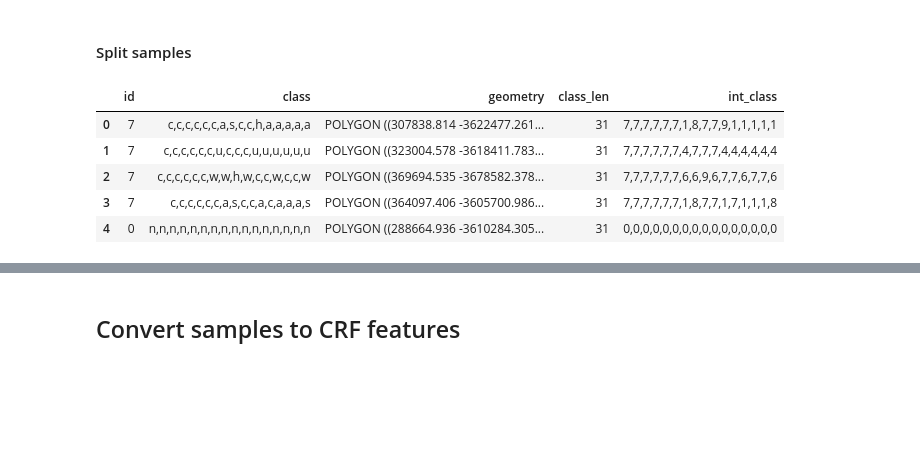
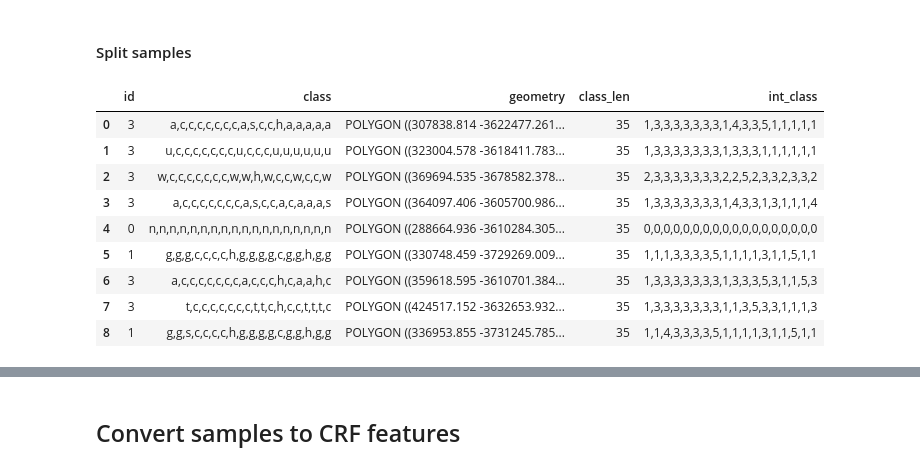
Before and after one commit to jgrss/geowombat, a Jupyter notebook: notebooks/clouds.ipynb, the cells around one changed output, grey strips where cells are left out. Saved outputs shown, nothing was run; the diff lists cells and outputs as text; code cells hidden in the pictures; blank space fills up the shorter version.

```diff
--- a/notebooks/clouds.ipynb
+++ b/notebooks/clouds.ipynb
@@ -18,5 +17,17 @@ Using TensorFlow backend.
 # %% [markdown]
 ## Functions
+# %%
+str_to_int_dict = dict(n=0, a=1, g=1, t=1, u=1, b=1, w=2, c=3, s=4, h=5)
+# str_to_int_dict = dict(n=0, a=1, g=2, t=3, u=4, b=5, w=6, c=7, s=8, h=9)
+
+int_to_str_dict = dict()
+for k, v in str_to_int_dict.items():
+
+    # Change clear land values to 'l'
+    if v == 1:
+        int_to_str_dict[v] = 'l'
+    else:
+        int_to_str_dict[v] = k
 # %%
 def str_to_int(row):
     str_values = row['class'].split(',')
@@ -135,14 +165,18 @@ for s in range(0, out.shape[1]):
     df_['id'] = out.iloc[:, s]
     df_list.append(df_)
 # %%
-df_list[1].head()
+df_list[1]
 # %% [output]
 |  | id | class | geometry | class_len | int_class |
-| 0 | 7 | c,c,c,c,c,c,a,s,c,c,h,a,a,a,a,a | POLYGON ((307838.814 -3622477.261... | 31 | 7,7,7,7,7,7,1,8,7,7,9,1,1,1,1,1 |
-| 1 | 7 | c,c,c,c,c,c,u,c,c,c,u,u,u,u,u,u | POLYGON ((323004.578 -3618411.783... | 31 | 7,7,7,7,7,7,4,7,7,7,4,4,4,4,4,4 |
-| 2 | 7 | c,c,c,c,c,c,w,w,h,w,c,c,w,c,c,w | POLYGON ((369694.535 -3678582.378... | 31 | 7,7,7,7,7,7,6,6,9,6,7,7,6,7,7,6 |
-| 3 | 7 | c,c,c,c,c,c,a,s,c,c,a,c,a,a,a,s | POLYGON ((364097.406 -3605700.986... | 31 | 7,7,7,7,7,7,1,8,7,7,1,7,1,1,1,8 |
-| 4 | 0 | n,n,n,n,n,n,n,n,n,n,n,n,n,n,n,n | POLYGON ((288664.936 -3610284.305... | 31 | 0,0,0,0,0,0,0,0,0,0,0,0,0,0,0,0 |
+| 0 | 3 | a,c,c,c,c,c,c,c,a,s,c,c,h,a,a,a,a,a | POLYGON ((307838.814 -3622477.261... | 35 | 1,3,3,3,3,3,3,3,1,4,3,3,5,1,1,1,1,1 |
+| 1 | 3 | u,c,c,c,c,c,c,c,u,c,c,c,u,u,u,u,u,u | POLYGON ((323004.578 -3618411.783... | 35 | 1,3,3,3,3,3,3,3,1,3,3,3,1,1,1,1,1,1 |
+| 2 | 3 | w,c,c,c,c,c,c,c,w,w,h,w,c,c,w,c,c,w | POLYGON ((369694.535 -3678582.378... | 35 | 2,3,3,3,3,3,3,3,2,2,5,2,3,3,2,3,3,2 |
+| 3 | 3 | a,c,c,c,c,c,c,c,a,s,c,c,a,c,a,a,a,s | POLYGON ((364097.406 -3605700.986... | 35 | 1,3,3,3,3,3,3,3,1,4,3,3,1,3,1,1,1,4 |
+| 4 | 0 | n,n,n,n,n,n,n,n,n,n,n,n,n,n,n,n,n,n | POLYGON ((288664.936 -3610284.305... | 35 | 0,0,0,0,0,0,0,0,0,0,0,0,0,0,0,0,0,0 |
+| 5 | 1 | g,g,g,c,c,c,c,h,g,g,g,g,c,g,g,h,g,g | POLYGON ((330748.459 -3729269.009... | 35 | 1,1,1,3,3,3,3,5,1,1,1,1,3,1,1,5,1,1 |
+| 6 | 3 | a,c,c,c,c,c,c,c,a,c,c,c,h,c,a,a,h,c | POLYGON ((359618.595 -3610701.384... | 35 | 1,3,3,3,3,3,3,3,1,3,3,3,5,3,1,1,5,3 |
+| 7 | 3 | t,c,c,c,c,c,c,c,t,t,c,h,c,c,t,t,t,c | POLYGON ((424517.152 -3632653.932... | 35 | 1,3,3,3,3,3,3,3,1,1,3,5,3,3,1,1,1,3 |
+| 8 | 1 | g,g,s,c,c,c,c,h,g,g,g,g,c,g,g,h,g,g | POLYGON ((336953.855 -3731245.785... | 35 | 1,1,4,3,3,3,3,5,1,1,1,1,3,1,1,5,1,1 |
 # %%
 dfs = list()
 
```
Also changed, not shown: parts of 21 cells of this notebook, 1 other file.
